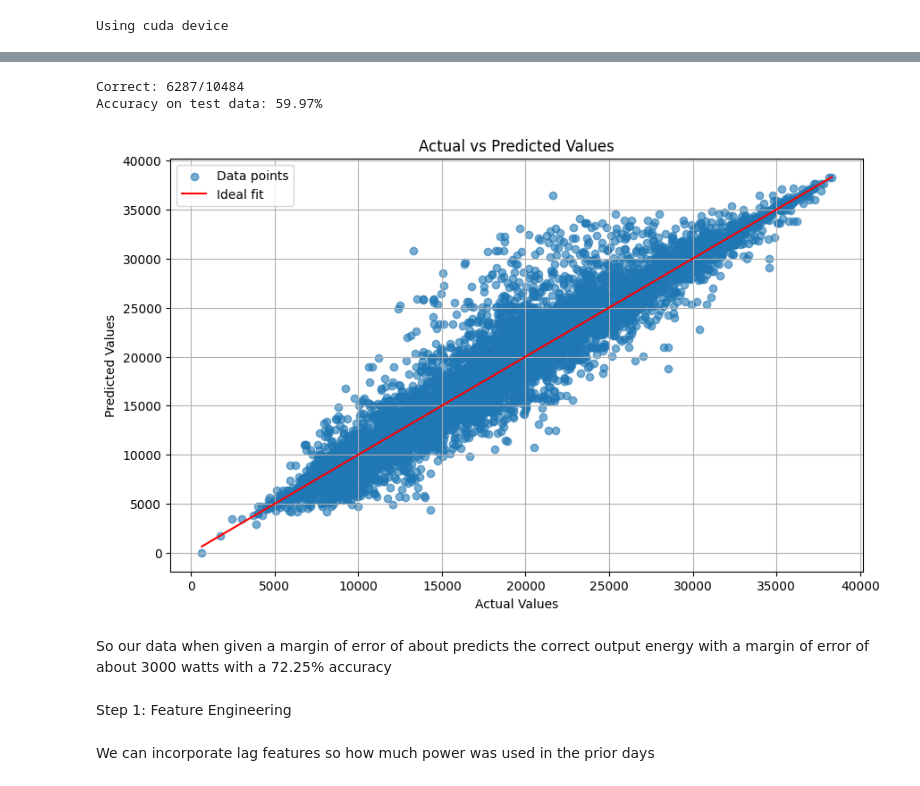
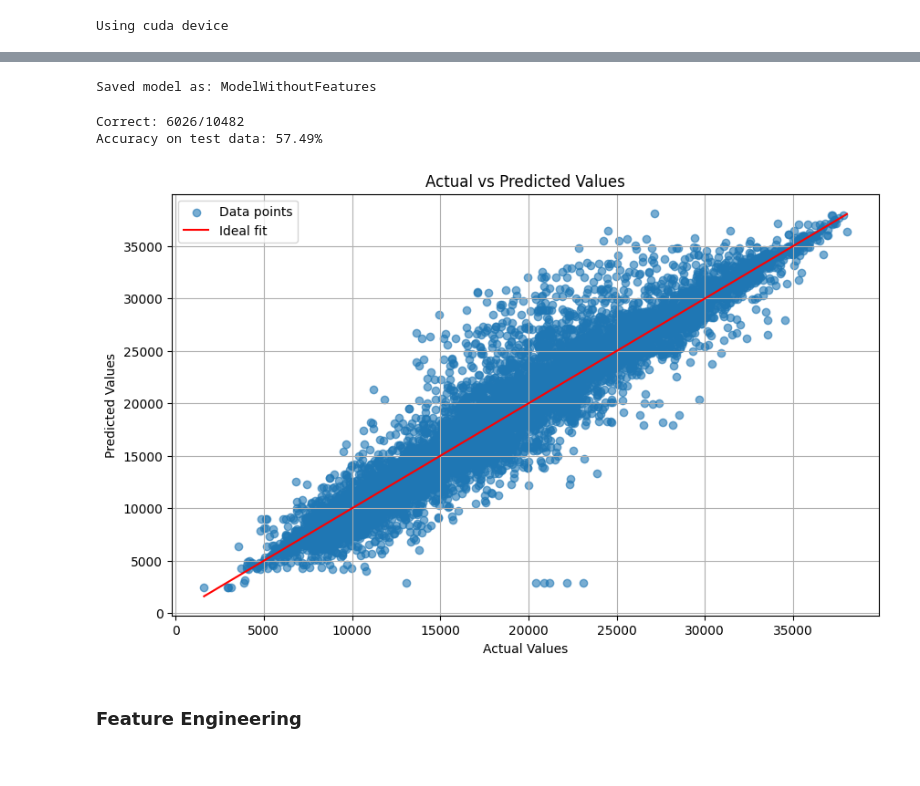
Before and after one commit to zains50/Electric-Power-Model, a Jupyter notebook: electricpowerconsumption.ipynb, the cells around one changed output, grey strips where cells are left out. Saved outputs shown, nothing was run; the diff lists cells and outputs as text; code cells hidden in the pictures.

```diff
--- a/electricpowerconsumption.ipynb
+++ b/electricpowerconsumption.ipynb
@@ -61,7 +58,7 @@ For a simple neural network, we will be looking at Zone 1, and estimating the po
 # %%
 dfs = df.copy()
+# The following code splits up the date and organizes them
 
-#dfs = dfs.drop(['PowerConsumption_Zone2','PowerConsumption_Zone3'],axis=1)
 dfs[['Month','Day','Year']] = df['Date'].str.split("/",expand=True)
 dfs[['Month', 'Day', 'Year']] = dfs[['Month', 'Day', 'Year']].astype(int)
 dfs = dfs.drop(['Date'],axis=1)
@@ -72,6 +69,7 @@ col = dfs.pop('Day')
 dfs.insert(0,'Day',col)
 col = dfs.pop('Month')
 dfs.insert(0,'Month',col)
+dfs = dfs.drop(['PowerConsumption_Zone2',"PowerConsumption_Zone3"],axis=1)
 display(dfs)
 # %% [output]
 |  | Month | Day | Time | Temperature | Humidity | WindSpeed | GeneralDiffuseFlows | DiffuseFlows | ... |
@@ -180,12 +182,11 @@ def train(X,y,model,filename=None,num_epocs=None):
         torch.save(model,filename)
         print(f'Saved model as: {filename}')
 # %%
-def printResults(model,X,y,error=None):
+def printResults(model,X_test_tensor,y_test_tensor,error=None):
     if error is None:
         error = 100
     else:
         error = error/10
-    _,_,X_test_tensor,y_test_tensor = trainSplit(X,y)
     with torch.no_grad():
         outputs = model(X_test_tensor)
         _, predicted = torch.max(outputs, 1)
@@ -239,18 +239,18 @@ y = dfs['PowerConsumption_Zone1'].to_numpy()
 y = y - y.min()
 inputSize = X1[0].size
 outputSize = int(y.max())
-#model = SimpleNeuralNetwork(inputSize,outputSize).to(device)
-#train(X1,y,model,"ModelWithoutFeatures",num_epocs=150)
+
+X1_train_tensor,y1_train_tensor,X1_test_tensor,y1_test_tensor = trainSplit(X1,y)
+model = SimpleNeuralNetwork(inputSize,outputSize).to(device)
+train(X1_train_tensor,y1_train_tensor,model,"ModelWithoutFeatures",num_epocs=150)
+# %% [output]
+Saved model as: ModelWithoutFeatures
 # %%
-printResults(loadModel("ModelWithoutFeatures"),X1,y,error=1000)
+printResults(loadModel("ModelWithoutFeatures"),X1_test_tensor,y1_test_tensor,error=1000)
 plt.show()
 # %% [output]
-Correct: 6287/10484
-Accuracy on test data: 59.97%
+Correct: 6026/10482
+Accuracy on test data: 57.49%
-[figure, old version]
+[figure, new version]
-# %% [markdown]
-So our data when given a margin of error of about predicts the correct output energy with a margin of error of about 3000 watts with a 72.25% accuracy
 # %% [markdown]
-Step 1: Feature Engineering
+### **Feature Engineering**
-# %% [markdown]
-We can incorporate lag features so how much power was used in the prior days
```
Also changed, not shown: parts of 18 cells of this notebook.
